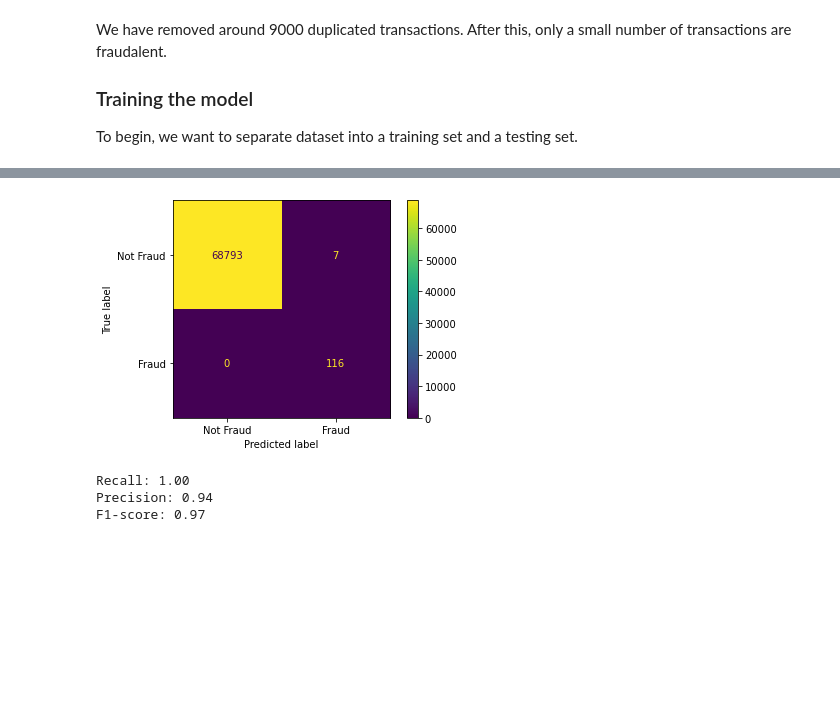
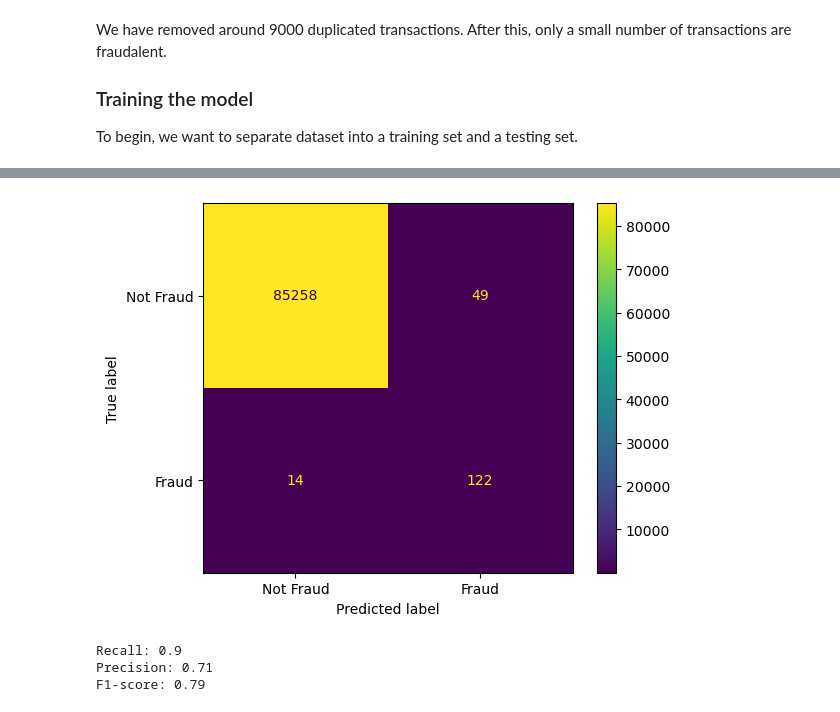
Before and after one commit to sokvisal/CreditCardFraud, a Jupyter notebook: notebooks/credit-card-fraud-detection.ipynb, the cells around one changed output, grey strips where cells are left out. Drawn from its saved outputs; the diff is of its cells as text; code cells hidden in the pictures; blank space fills up the shorter version.

```diff
--- a/notebooks/credit-card-fraud-detection.ipynb
+++ b/notebooks/credit-card-fraud-detection.ipynb
@@ -241,0 +236,2 @@ We can try to use sampling techniques to try to balance out the two labels. Here
+# %%
+best_params, results, y_pred, y_test = lightGBM(resample="SMOTEENN")
@@ -242,33 +257,17 @@ We can try to use sampling techniques to try to balance out the two labels. Here
 # %%
-from imblearn.over_sampling import SMOTE
-
-oversample = SMOTE()
-# oversample the fraud class and generate new dataset with syntheic observations
-over_feat, over_labels = oversample.fit_resample(feat, labels)
-# split the new dataset to a training and testing set
-over_feat_train, over_feat_test, over_labels_train, over_labels_test = train_test_split(over_feat, over_labels)
-
-#Build SMOTE Random Forest model
-SMOTE_RF = RandomForestClassifier(random_state=0)
-SMOTE_RF = SMOTE_RF.fit(over_feat_train, over_labels_train)
-
-# we want to test on the real transactions
-labels_pred = SMOTE_RF.predict(feat_test)
-
-# confusion matrix
-cm = confusion_matrix(labels_test, labels_pred)
+cm = confusion_matrix(y_test, y_pred)
 
 # display confusion matrix
 cmd_obj = ConfusionMatrixDisplay(cm, display_labels=['Not Fraud', 'Fraud'])
 cmd_obj.plot()
 plt.show()
 
 # print metrics
-print("Recall: {:.2f}".format( recall_score(labels_test, labels_pred)) )
-print("Precision: {:.2f}".format( precision_score(labels_test, labels_pred)) )
-print("F1-score: {:.2f}".format( f1_score(labels_test, labels_pred) ))
+print(f"Recall: {recall_score(y_test, y_pred).round(2)}")
+print(f"Precision: {precision_score(y_test, y_pred).round(2)}")
+print(f"F1-score: {f1_score(y_test, y_pred).round(2)}")
 # %% [output]
-[figure, old version]
+[figure, new version]
-Recall: 1.00
-Precision: 0.94
-F1-score: 0.97
+Recall: 0.9
+Precision: 0.71
+F1-score: 0.79
```
Also changed, not shown: parts of 20 cells of this notebook.
